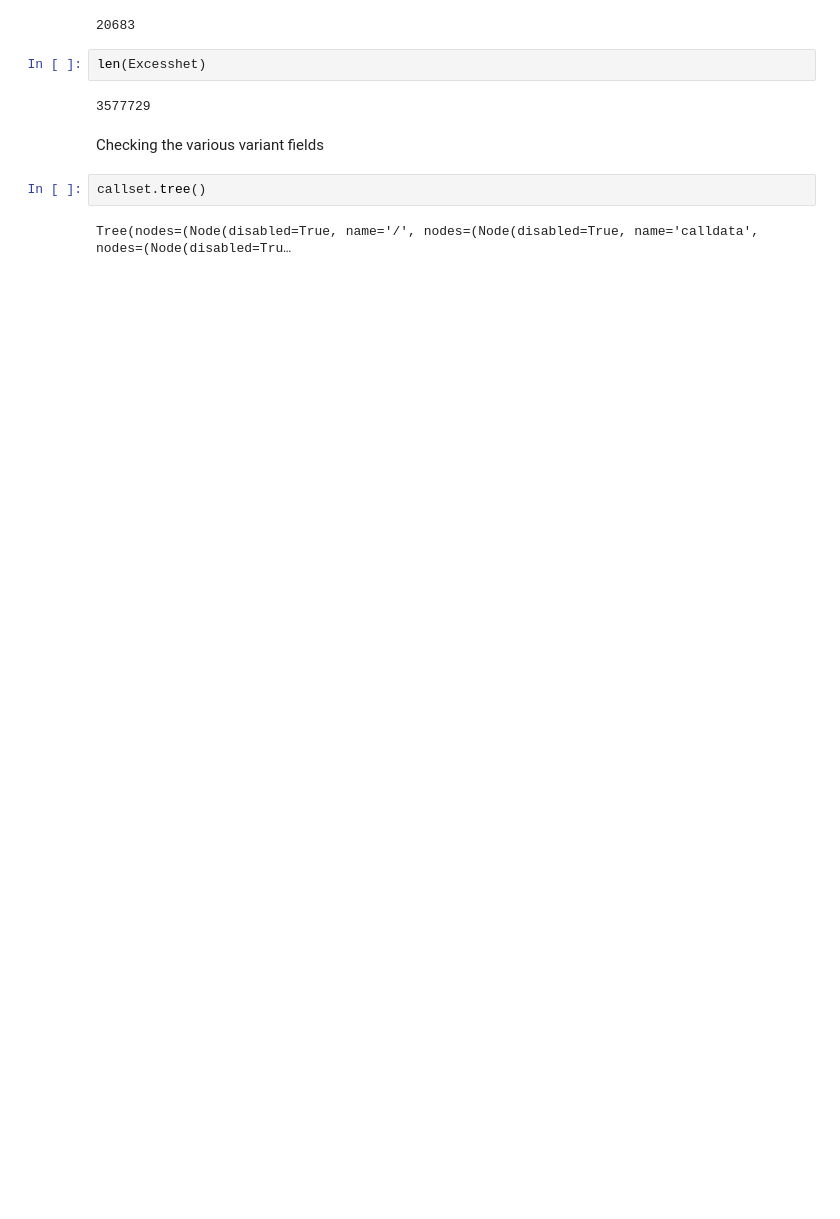
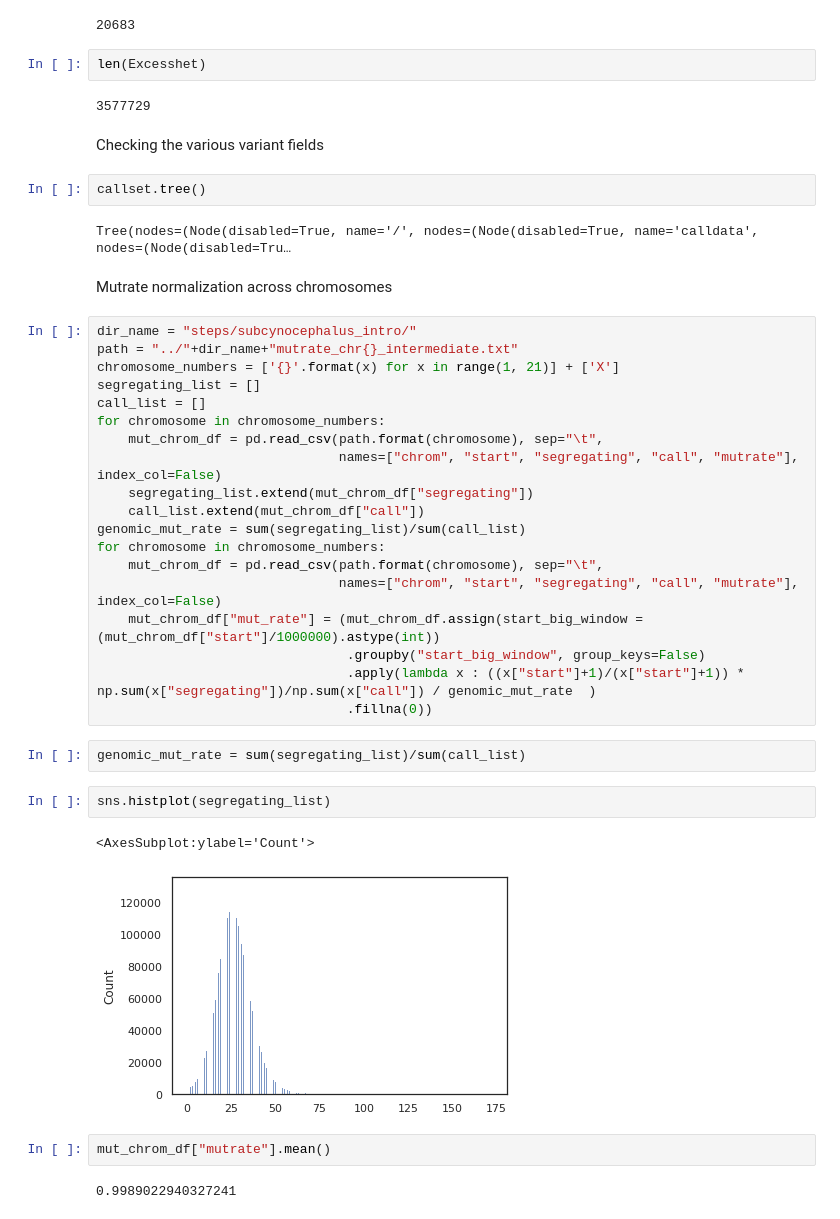
Before and after one commit to erikfogh/baboon_analysis, a Jupyter notebook: notebooks/hmm_a02_checking inputs.ipynb, the cells around one changed output. Cells and saved outputs as stored; diff of their text form; blank space fills up the shorter version.

```diff
--- a/notebooks/hmm_a02_checking inputs.ipynb
+++ b/notebooks/hmm_a02_checking inputs.ipynb
@@ -31,3 +31,35 @@ Checking the various variant fields
 callset.tree()
 # %% [output]
 Tree(nodes=(Node(disabled=True, name='/', nodes=(Node(disabled=True, name='calldata', nodes=(Node(disabled=Tru…
+# %% [markdown]
+Mutrate normalization across chromosomes
+# %%
+dir_name = "steps/subcynocephalus_intro/"
+path = "../"+dir_name+"mutrate_chr{}_intermediate.txt"
+chromosome_numbers = ['{}'.format(x) for x in range(1, 21)] + ['X']
+segregating_list = []
+call_list = []
+for chromosome in chromosome_numbers:
+    mut_chrom_df = pd.read_csv(path.format(chromosome), sep="\t",
+                               names=["chrom", "start", "segregating", "call", "mutrate"], index_col=False)
+    segregating_list.extend(mut_chrom_df["segregating"])
+    call_list.extend(mut_chrom_df["call"])
+genomic_mut_rate = sum(segregating_list)/sum(call_list)
+for chromosome in chromosome_numbers:
+    mut_chrom_df = pd.read_csv(path.format(chromosome), sep="\t",
+                               names=["chrom", "start", "segregating", "call", "mutrate"], index_col=False)
+    mut_chrom_df["mut_rate"] = (mut_chrom_df.assign(start_big_window = (mut_chrom_df["start"]/1000000).astype(int))
+                                .groupby("start_big_window", group_keys=False)
+                                .apply(lambda x : ((x["start"]+1)/(x["start"]+1)) *  np.sum(x["segregating"])/np.sum(x["call"]) / genomic_mut_rate  )
+                                .fillna(0))
+# %%
+genomic_mut_rate = sum(segregating_list)/sum(call_list)
+# %%
+sns.histplot(segregating_list)
+# %% [output]
+<AxesSubplot:ylabel='Count'>
+[figure, added]
+# %%
+mut_chrom_df["mutrate"].mean()
+# %% [output]
+0.9989022940327241
```
Also changed, not shown: parts of 5 cells of this notebook, 28 other files.
